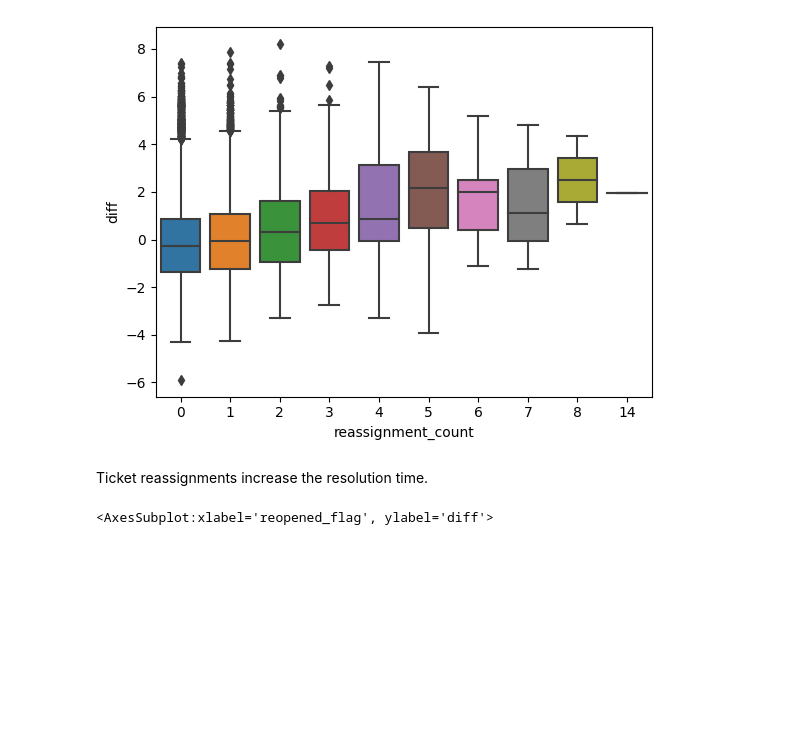
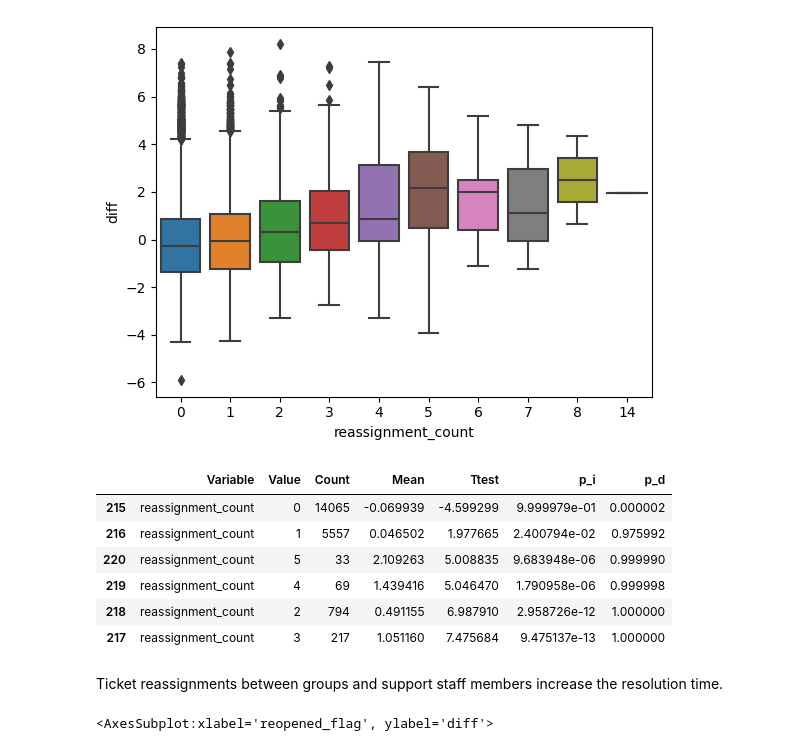
Before and after one commit to BartLeplae/IncidentTicketAnalysis, a Jupyter notebook: IncidentTicketAnalysis.ipynb, the cells around one changed output. Drawn from its saved outputs; the diff is of its cells as text; code cells hidden in the pictures; blank space fills up the shorter version.

Commit message:
Included 2 tabs in excel sheet

```diff
--- a/IncidentTicketAnalysis.ipynb
+++ b/IncidentTicketAnalysis.ipynb
@@ -157,16 +157,24 @@ T_cols = list(set(T_cols)-set(cat_vars)-set(["ttr_days","pred","diff"]))
 # Create a new dataframe to collect the statistics for every Variable-Value combination
 # Statistic: 1 Sample Ttest to check if mean is greater than 0
 # Leave out Variable-Value with fewer than 25 rows
-df_col_values_analysis = pd.DataFrame(columns=["Variable","Value","Count","Mean","Ttest","p"])
+
+df_col_values_analysis = pd.DataFrame(columns=["Variable","Value","Count","Mean","Ttest","p_i","p_d"])
 
 for col in T_cols:
     for value in df[col].unique():
         if df[df[col]==value]["diff"].shape[0]>25:
-            t, p =  stats.ttest_1samp(df[df[col]==value]["diff"],popmean=0,alternative='greater')
-            new_row = {"Variable":col, "Value":value, "Count":df[df[col]==value].shape[0],"Mean": df[df[col]==value]["diff"].mean(),"Ttest": t,"p": p}
+            t_i, p_i =  stats.ttest_1samp(df[df[col]==value]["diff"],popmean=0,alternative='greater')
+            t_d, p_d =  stats.ttest_1samp(df[df[col]==value]["diff"],popmean=0,alternative='less')
+            new_row = {"Variable":col, "Value":value, "Count":df[df[col]==value].shape[0],"Mean": df[df[col]==value]["diff"].mean(),
+                "Ttest": t_i,"p_i": p_i, "p_d": p_d}
             df_col_values_analysis = df_col_values_analysis.append(new_row, ignore_index=True)
 # %%
-# Store the statistics sorted by the calculated p value (to depict the values of highest interest at the top)
-df_col_values_analysis.sort_values(by=["p","Mean"],inplace=True)
-df_col_values_analysis.to_excel("Factors with increased TTR.xlsx")
-df_col_values_analysis.head(7)
+# Store the statistics sorted by the calculated p value in 2 separate sheet:
+# - Sheet "Increases"
+# - Sheet "Decreases ""
+
+with pd.ExcelWriter("Factors influencing TTR.xlsx") as writer:
+    df_col_values_analysis.sort_values(by=["p_i","Mean"], ascending=[True,True],inplace=True)
+    df_col_values_analysis.to_excel(writer,sheet_name="Factors with increased TTR.xlsx")
+    df_col_values_analysis.sort_values(by=["p_d","Mean"], ascending=[True,False], inplace=True)
+    df_col_values_analysis.to_excel(writer,sheet_name="Factors with decreased TTR.xlsx")
@@ -207,8 +226,18 @@ sns.boxplot(data=df,x="reassignment_count", y="diff")
 # %% [output]
 <AxesSubplot:xlabel='reassignment_count', ylabel='diff'>
 [figure]
+# %%
+df_col_values_analysis[df_col_values_analysis["Variable"]=="reassignment_count"]
+# %% [output]
+|  | Variable | Value | Count | Mean | Ttest | p_i | p_d |
+| 215 | reassignment_count | 0 | 14065 | -0.069939 | -4.599299 | 9.999979e-01 | 0.000002 |
+| 216 | reassignment_count | 1 | 5557 | 0.046502 | 1.977665 | 2.400794e-02 | 0.975992 |
+| 220 | reassignment_count | 5 | 33 | 2.109263 | 5.008835 | 9.683948e-06 | 0.999990 |
+| 219 | reassignment_count | 4 | 69 | 1.439416 | 5.046470 | 1.790958e-06 | 0.999998 |
+| 218 | reassignment_count | 2 | 794 | 0.491155 | 6.987910 | 2.958726e-12 | 1.000000 |
+| 217 | reassignment_count | 3 | 217 | 1.051160 | 7.475684 | 9.475137e-13 | 1.000000 |
 # %% [markdown]
-Ticket reassignments increase the resolution time.
+Ticket reassignments between groups and support staff members increase the resolution time.
 # %%
 # Boxplot to depict the effect of reopening a resolved ticket by a user
 sns.boxplot(data=df,x="reopened_flag", y="diff")
```
Also changed, not shown: parts of 5 cells of this notebook, 8 other files.
